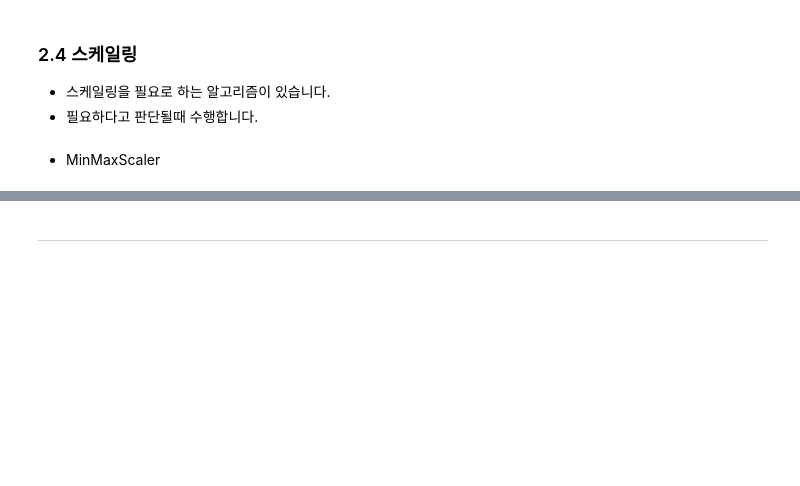
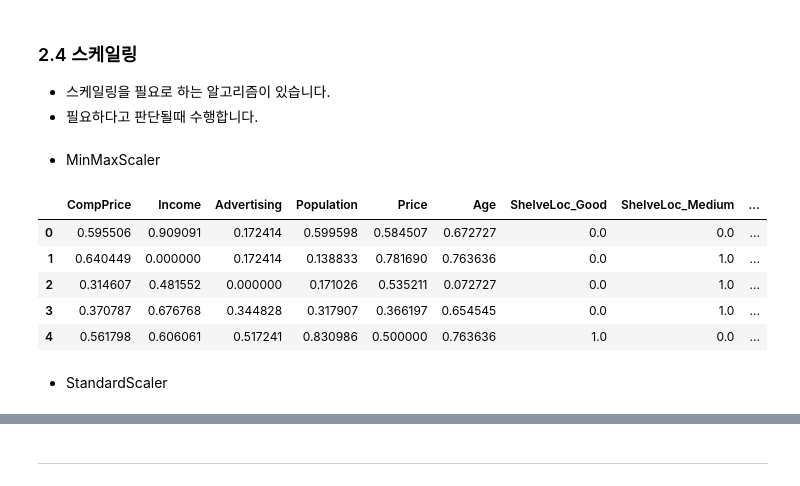
Before and after one commit to SubinOk/KT_AIVLE, a Jupyter notebook: DataProcessing/05_데이터_전처리_종합실습.ipynb, the cells around one changed output, grey strips where cells are left out. Saved outputs shown, nothing was run; the diff lists cells and outputs as text; code cells hidden in the pictures; blank space fills up the shorter version.

```diff
--- a/DataProcessing/05_데이터_전처리_종합실습.ipynb
+++ b/DataProcessing/05_데이터_전처리_종합실습.ipynb
@@ -255,9 +507,18 @@ x.head()
 # %%
 from sklearn.preprocessing import MinMaxScaler
 col_x = list(x)
 scaler = MinMaxScaler()
-x_s = scaler.fit_transform(x)
+x_m = scaler.fit_transform(x)
 
 # 데이터프레임으로 다시 만듭시다.
-x_s = pd.DataFrame(x_s, columns=col_x)
-x_s.head()
+x_m = pd.DataFrame(x_m, columns=col_x)
+x_m.head()
+# %% [output]
+|  | CompPrice | Income | Advertising | Population | Price | Age | ShelveLoc_Good | ShelveLoc_Medium | ... |
+| 0 | 0.595506 | 0.909091 | 0.172414 | 0.599598 | 0.584507 | 0.672727 | 0.0 | 0.0 | ... |
+| 1 | 0.640449 | 0.000000 | 0.172414 | 0.138833 | 0.781690 | 0.763636 | 0.0 | 1.0 | ... |
+| 2 | 0.314607 | 0.481552 | 0.000000 | 0.171026 | 0.535211 | 0.072727 | 0.0 | 1.0 | ... |
+| 3 | 0.370787 | 0.676768 | 0.344828 | 0.317907 | 0.366197 | 0.654545 | 0.0 | 1.0 | ... |
+| 4 | 0.561798 | 0.606061 | 0.517241 | 0.830986 | 0.500000 | 0.763636 | 1.0 | 0.0 | ... |
+# %% [markdown]
+* StandardScaler
```
Also changed, not shown: parts of 50 cells of this notebook, 1 other file.
